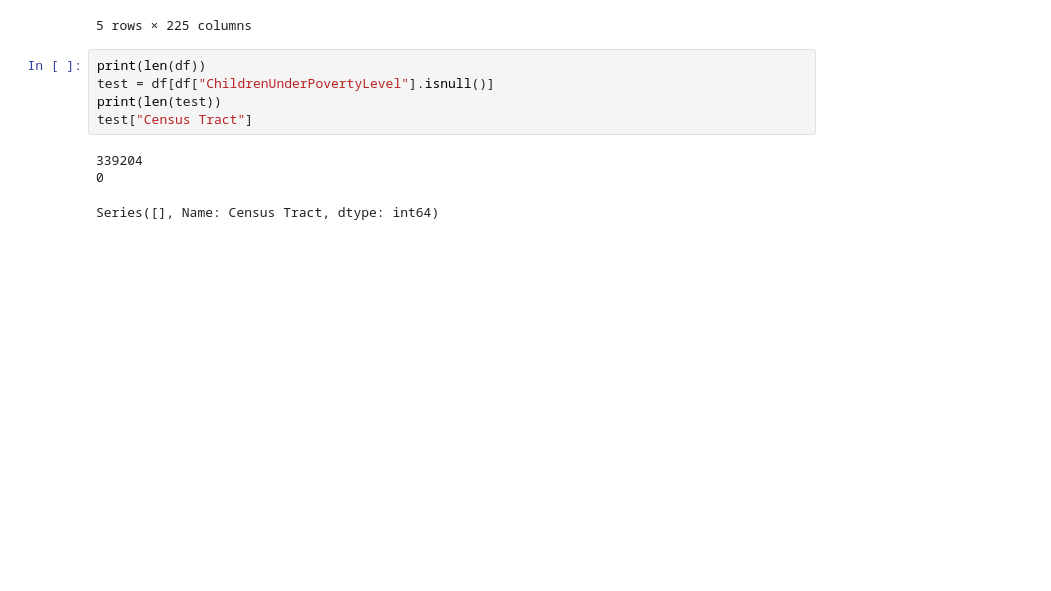
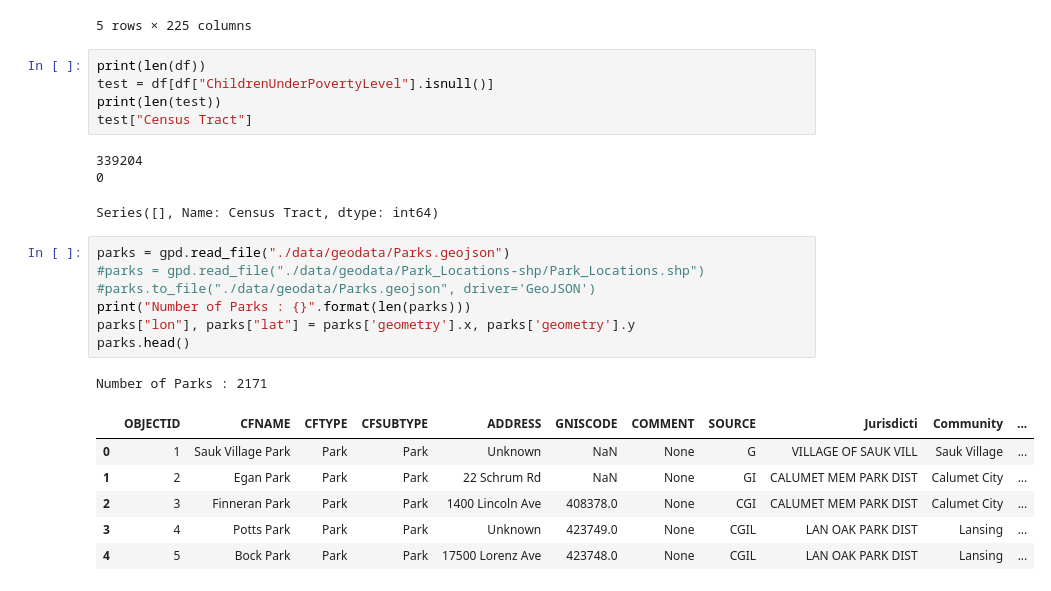
Before and after one commit to alexandermichels/ChicagoHousingModels, a Jupyter notebook: GeoDataWrangling.ipynb, the cells around one changed output. Cells and saved outputs as stored; diff of their text form; blank space fills up the shorter version.

```diff
--- a/GeoDataWrangling.ipynb
+++ b/GeoDataWrangling.ipynb
@@ -215,3 +215,18 @@ test["Census Tract"]
 339204
 0
 Series([], Name: Census Tract, dtype: int64)
+# %%
+parks = gpd.read_file("./data/geodata/Parks.geojson")
+#parks = gpd.read_file("./data/geodata/Park_Locations-shp/Park_Locations.shp")
+#parks.to_file("./data/geodata/Parks.geojson", driver='GeoJSON')
+print("Number of Parks : {}".format(len(parks)))
+parks["lon"], parks["lat"] = parks['geometry'].x, parks['geometry'].y
+parks.head()
+# %% [output]
+Number of Parks : 2171
+|  | OBJECTID | CFNAME | CFTYPE | CFSUBTYPE | ADDRESS | GNISCODE | COMMENT | SOURCE | Jurisdicti | Community | ... |
+| 0 | 1 | Sauk Village Park | Park | Park | Unknown | NaN | None | G | VILLAGE OF SAUK VILL | Sauk Village | ... |
+| 1 | 2 | Egan Park | Park | Park | 22 Schrum Rd | NaN | None | GI | CALUMET MEM PARK DIST | Calumet City | ... |
+| 2 | 3 | Finneran Park | Park | Park | 1400 Lincoln Ave | 408378.0 | None | CGI | CALUMET MEM PARK DIST | Calumet City | ... |
+| 3 | 4 | Potts Park | Park | Park | Unknown | 423749.0 | None | CGIL | LAN OAK PARK DIST | Lansing | ... |
+| 4 | 5 | Bock Park | Park | Park | 17500 Lorenz Ave | 423748.0 | None | CGIL | LAN OAK PARK DIST | Lansing | ... |
```
Also changed, not shown: parts of 4 cells of this notebook, 21 other files.
